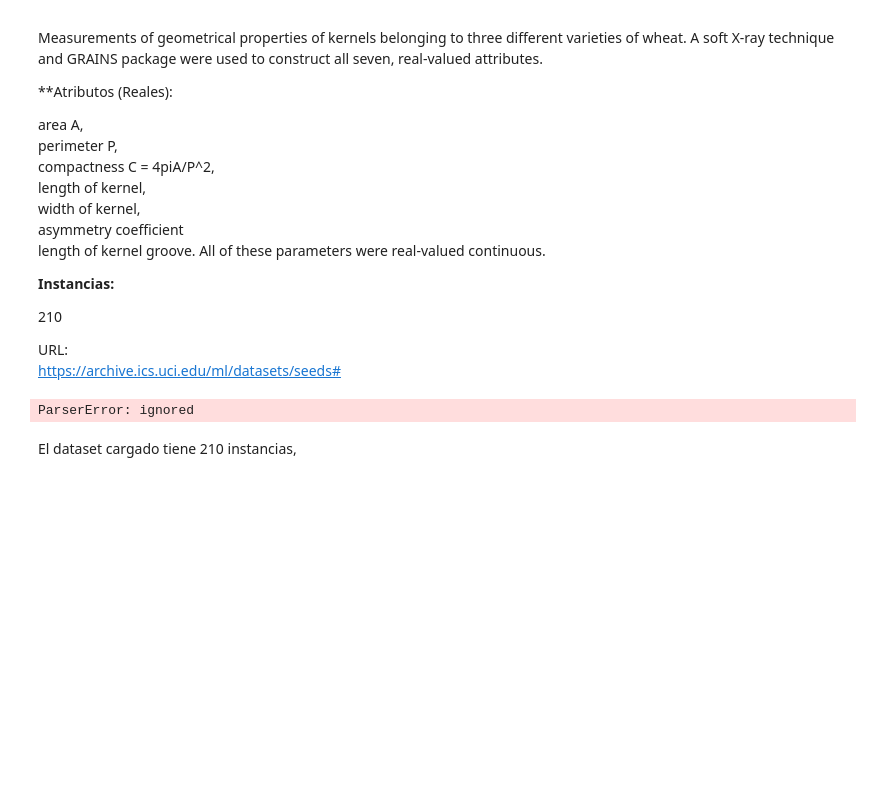
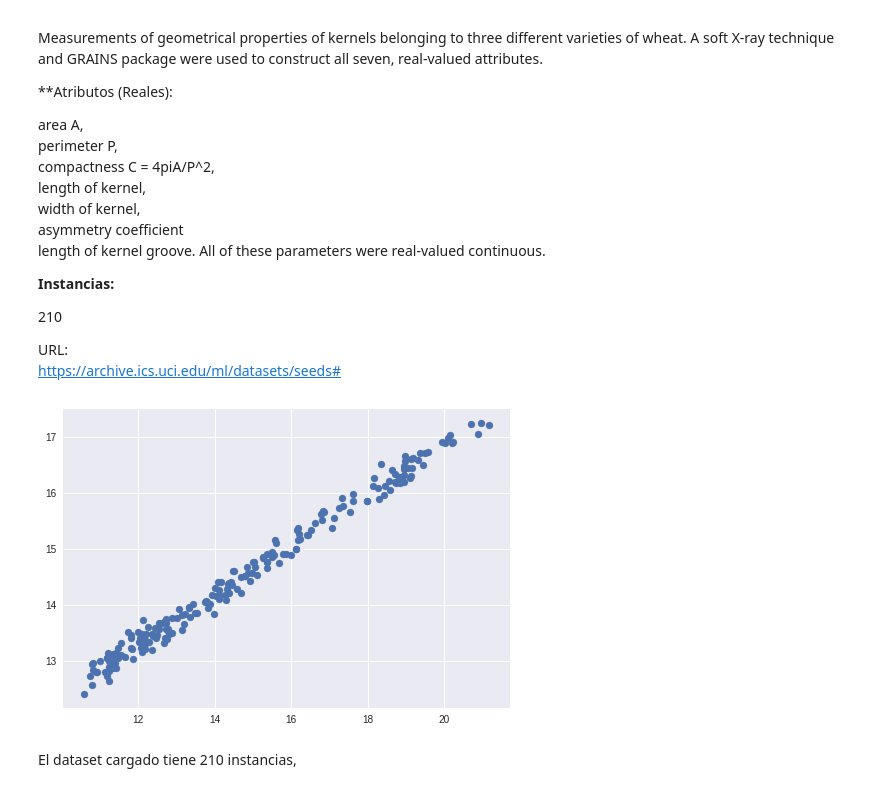
Before and after one commit to pachecoleonardo/aprendizaje_no_supervisado, a Jupyter notebook: 02_jerarquico_aglomerativo_modificado.ipynb, the cells around one changed output. Drawn from its saved outputs; the diff is of its cells as text; code cells hidden in the pictures; blank space fills up the shorter version.

```diff
--- a/02_jerarquico_aglomerativo_modificado.ipynb
+++ b/02_jerarquico_aglomerativo_modificado.ipynb
@@ -61,18 +61,21 @@ https://archive.ics.uci.edu/ml/datasets/seeds#
 # %%
 np.random.seed(15) # Fijamos una semilla para asegurar la reproducibilidad de la práctica
 
 #Cargamos los datos
-data_file_url = 'https://github.com/pachecoleonardo/aprendizaje_no_supervisado/blob/master/Dataset/seeds_dataset2.txt'
+data_file_url = 'https://archive.ics.uci.edu/ml/machine-learning-databases/00236/seeds_dataset.txt'
 
+#Mezclamos y separamos la columa clase
 D = np.array(pd.read_csv(data_file_url,delimiter='\s+', header=None))
 D = D[ np.random.choice(np.arange(D.shape[0]), D.shape[0], replace=False) ,:]
 Dx = D[:,0:-1]
 Dy = D[:,-1]
 
+
+
 plt.scatter(Dx[:,0], Dx[:,1])
 plt.show()
 # %% [output]
-ParserError: ignored
+[figure, added]
 # %% [markdown]
 
 El dataset cargado tiene 210 instancias,
```
